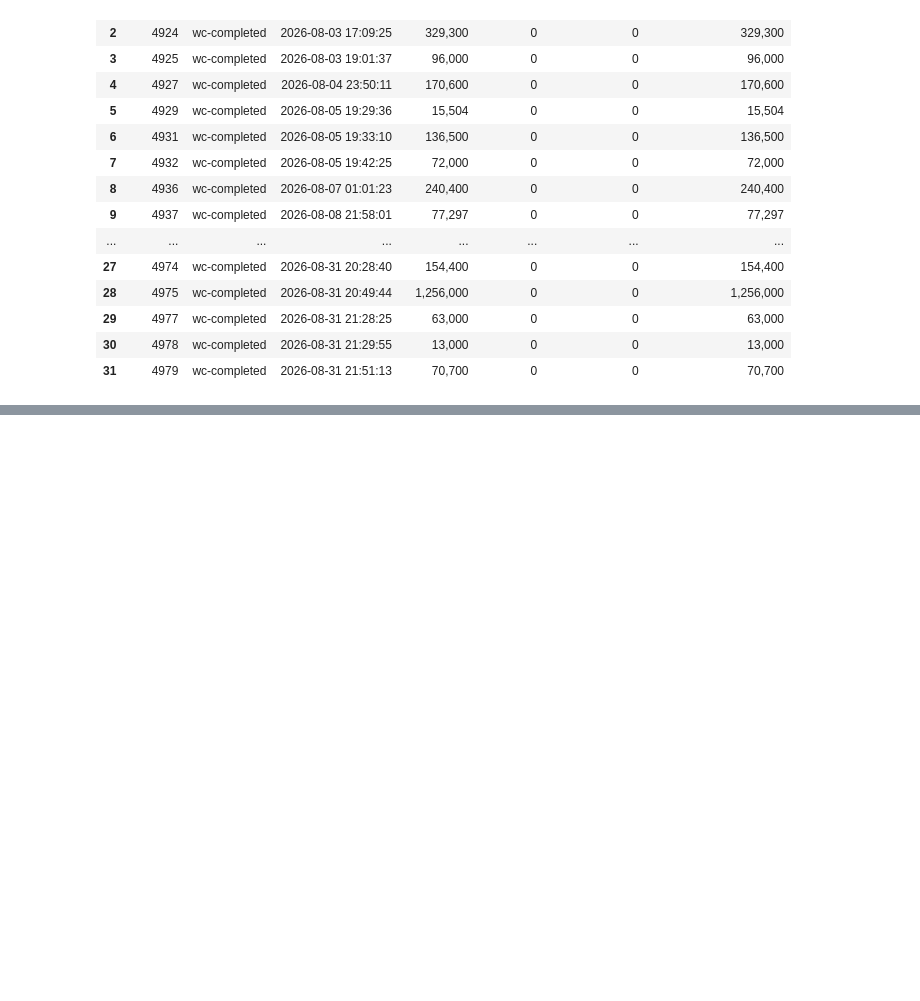
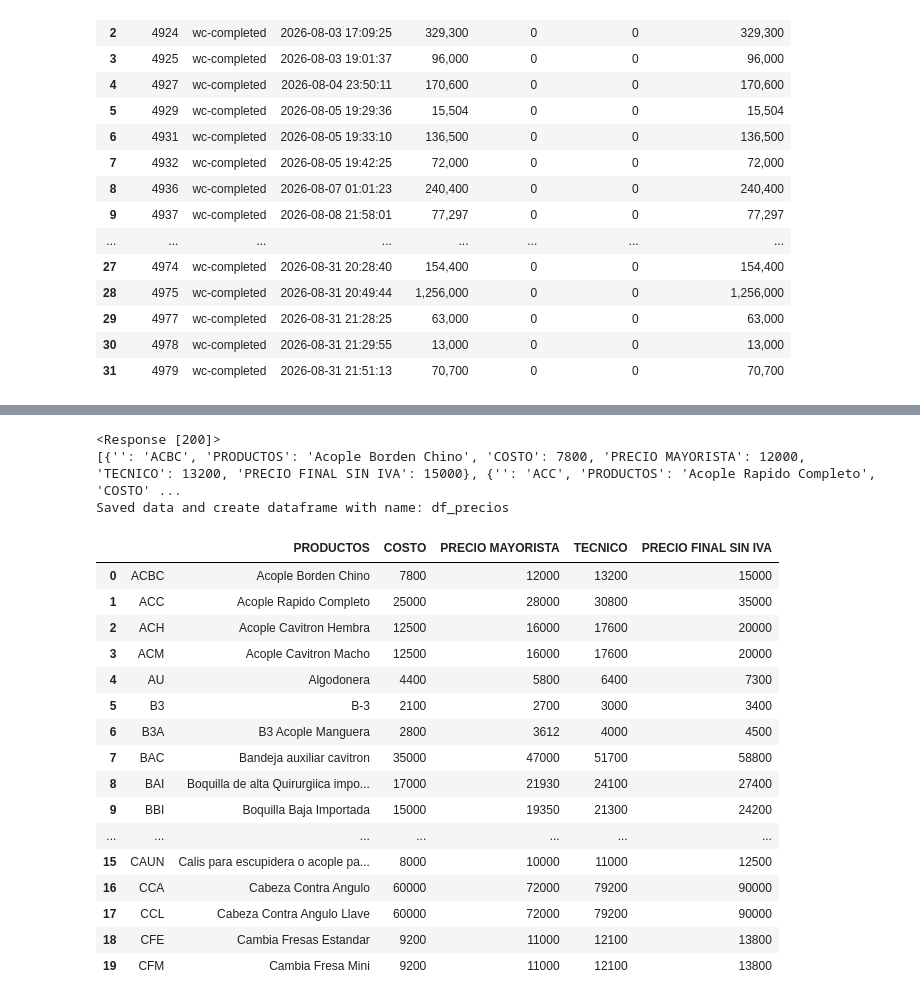
Before and after one commit to miguladg/woocommerce-lookup-table-check, a Jupyter notebook: Supplier Repor products.ipynb, the cells around one changed output, grey strips where cells are left out. Cells and saved outputs as stored; diff of their text form; code cells hidden in the pictures; blank space fills up the shorter version.

```diff
--- a/Supplier Repor products.ipynb
+++ b/Supplier Repor products.ipynb
@@ -229 +233,49 @@ Requirement already satisfied: certifi>=2017.4.17 in /Users/miguelangelduarte/.p
+# %%
+import os, requests, pandas as pd
+from dotenv import load_dotenv
+
+load_dotenv(override=True)
+
+url   = os.getenv("APPS_SCRIPT_URL")
+token = os.getenv("APPS_SCRIPT_TOKEN")
+
+if not url or not token:
+    raise RuntimeError("APPS_SCRIPT_URL or APPS_SCRIPT_TOKEN missing from .env")
+
+resp = requests.get(url, params={"token": token, "sheet": "PRECIO"}, timeout=30)
+print(resp)
+resp.raise_for_status()
+
+data = resp.json()
+print(data)
+
+if isinstance(data, dict):
+    if "error" in data:
+        raise RuntimeError(data["error"])
+    data = data.get("rows", data)
+
+print('Saved data and create dataframe with name: df_precios ')
+df_precios = pd.DataFrame(data)
+df_precios.head(20)
+# %% [output]
+<Response [200]>
+[{'': 'ACBC', 'PRODUCTOS': 'Acople Borden Chino', 'COSTO': 7800, 'PRECIO MAYORISTA': 12000, 'TECNICO': 13200, 'PRECIO FINAL SIN IVA': 15000}, {'': 'ACC', 'PRODUCTOS': 'Acople Rapido Completo', 'COSTO' ...
+Saved data and create dataframe with name: df_precios
+|  |  | PRODUCTOS | COSTO | PRECIO MAYORISTA | TECNICO | PRECIO FINAL SIN IVA |
+| 0 | ACBC | Acople Borden Chino | 7800 | 12000 | 13200 | 15000 |
+| 1 | ACC | Acople Rapido Completo | 25000 | 28000 | 30800 | 35000 |
+| 2 | ACH | Acople Cavitron Hembra | 12500 | 16000 | 17600 | 20000 |
+| 3 | ACM | Acople Cavitron Macho | 12500 | 16000 | 17600 | 20000 |
+| 4 | AU | Algodonera | 4400 | 5800 | 6400 | 7300 |
+| 5 | B3 | B-3 | 2100 | 2700 | 3000 | 3400 |
+| 6 | B3A | B3 Acople Manguera | 2800 | 3612 | 4000 | 4500 |
+| 7 | BAC | Bandeja auxiliar cavitron | 35000 | 47000 | 51700 | 58800 |
+| 8 | BAI | Boquilla de alta Quirurgiica impo... | 17000 | 21930 | 24100 | 27400 |
+| 9 | BBI | Boquilla Baja Importada | 15000 | 19350 | 21300 | 24200 |
+| ... | ... | ... | ... | ... | ... | ... |
+| 15 | CAUN | Calis para escupidera o acople pa... | 8000 | 10000 | 11000 | 12500 |
+| 16 | CCA | Cabeza Contra Angulo | 60000 | 72000 | 79200 | 90000 |
+| 17 | CCL | Cabeza Contra Angulo Llave | 60000 | 72000 | 79200 | 90000 |
+| 18 | CFE | Cambia Fresas Estandar | 9200 | 11000 | 12100 | 13800 |
+| 19 | CFM | Cambia Fresa Mini | 9200 | 11000 | 12100 | 13800 |
 # %%
```
Also changed, not shown: parts of 7 cells of this notebook, 1 other file.
